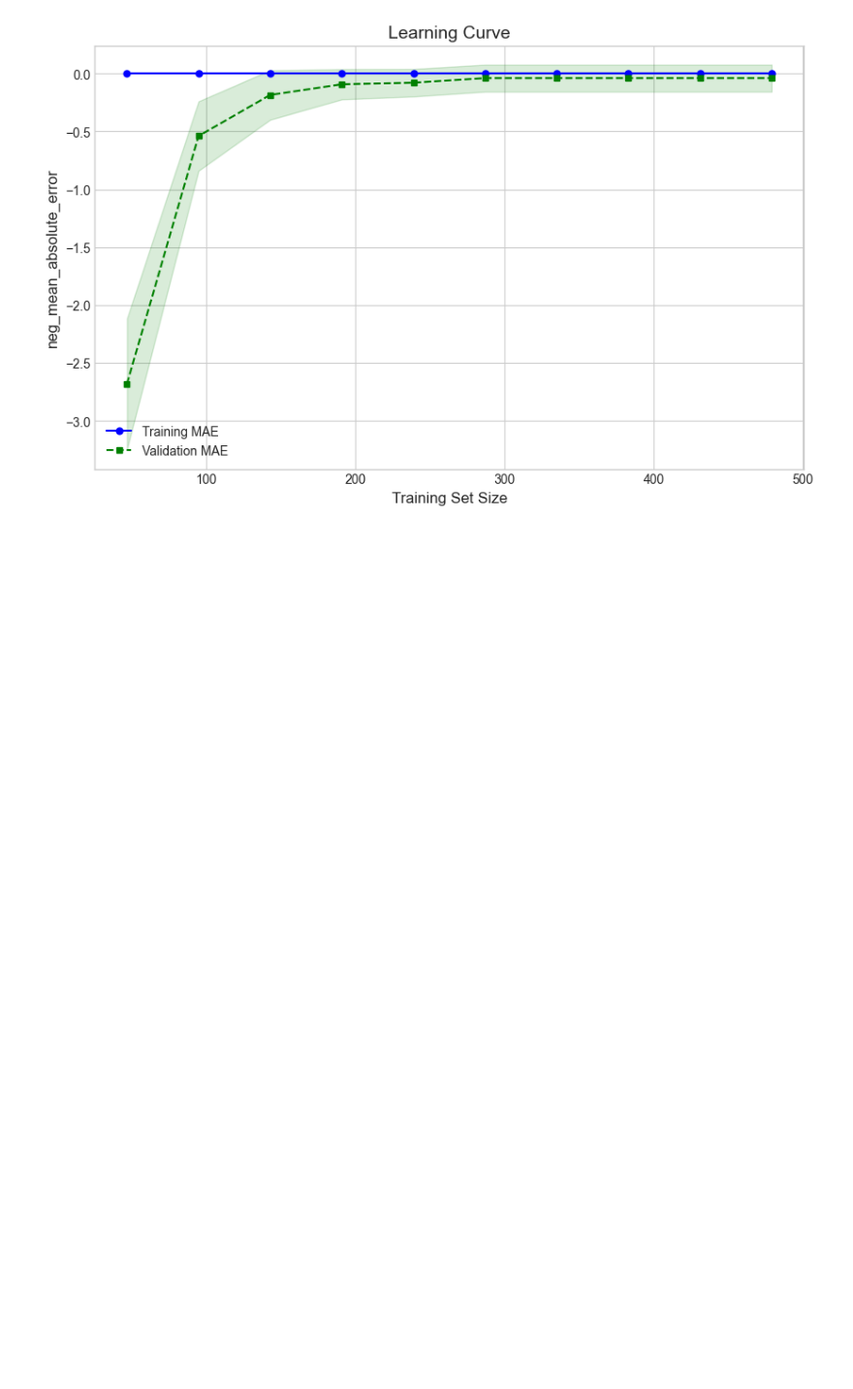
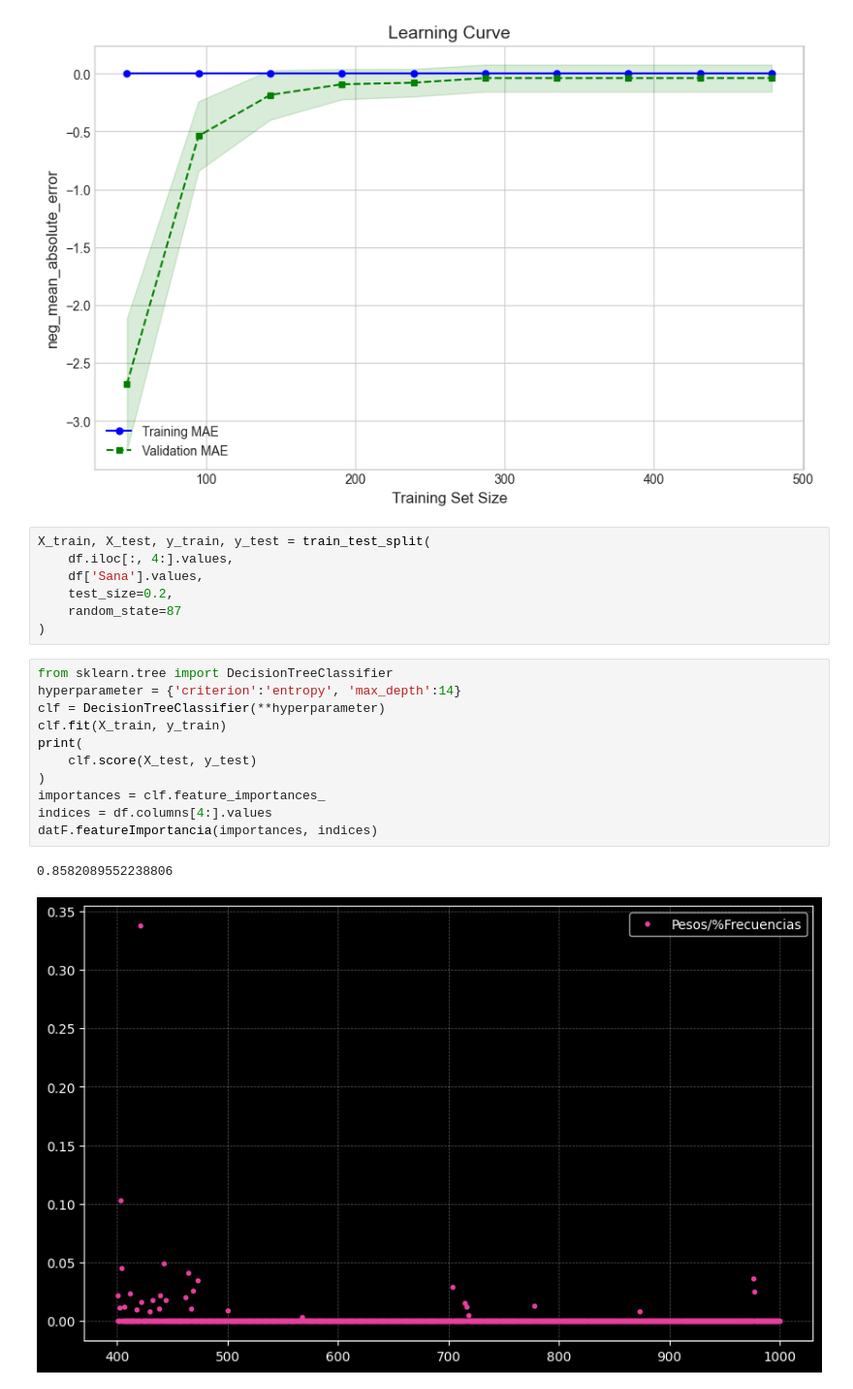
Before and after one commit to SomathReinztam/Firma_espectral_de-plantas_de_banano_infectadas, a Jupyter notebook: dataAnalysis.ipynb, the cells around one changed output. Shown at 97% size. Saved outputs shown, nothing was run; the diff lists cells and outputs as text; blank space fills up the shorter version.

```diff
--- a/dataAnalysis.ipynb
+++ b/dataAnalysis.ipynb
@@ -200,3 +201,24 @@ folt 10 mean_absolute_error 0.0
 CV mean_absolute_error: 0.039 +/- 0.117
 test mean_absolute_error: 0.000
 [figure]
+# %%
+X_train, X_test, y_train, y_test = train_test_split(
+    df.iloc[:, 4:].values,
+    df['Sana'].values,
+    test_size=0.2,
+    random_state=87
+)
+# %%
+from sklearn.tree import DecisionTreeClassifier
+hyperparameter = {'criterion':'entropy', 'max_depth':14}
+clf = DecisionTreeClassifier(**hyperparameter)
+clf.fit(X_train, y_train)
+print(
+    clf.score(X_test, y_test)
+)
+importances = clf.feature_importances_
+indices = df.columns[4:].values
+datF.featureImportancia(importances, indices)
+# %% [output]
+0.8582089552238806
+[figure, added]
```
Also changed, not shown: parts of 12 cells of this notebook, 1 other file.
